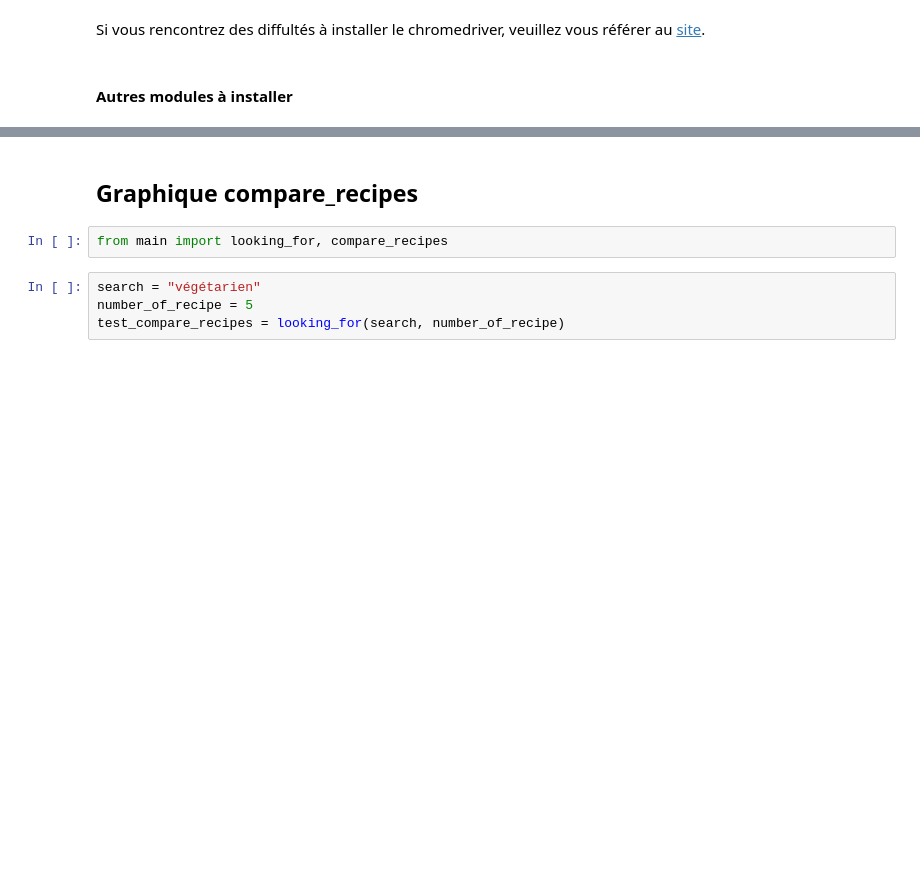
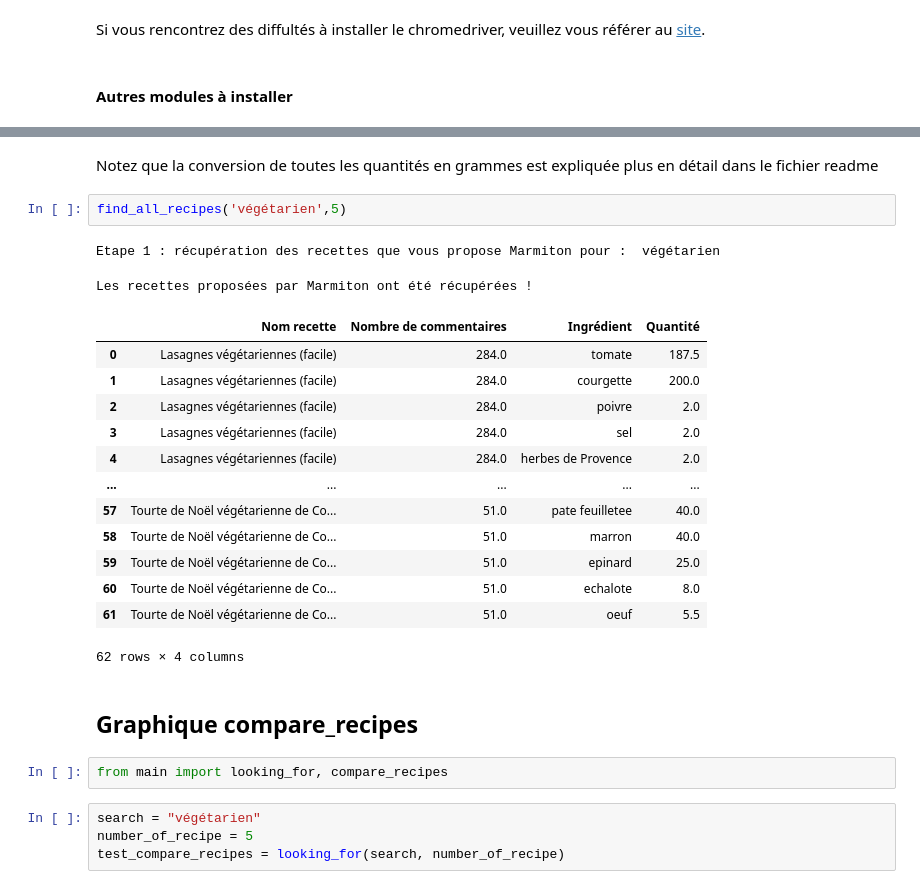
Before and after one commit to MarieOliveThaury/Marmiton_Ciqual, a Jupyter notebook: useful_notebook.ipynb, the cells around one changed output, grey strips where cells are left out. Cells and saved outputs as stored; diff of their text form; blank space fills up the shorter version.

```diff
--- a/useful_notebook.ipynb
+++ b/useful_notebook.ipynb
@@ -35,3 +120,23 @@ scrapping_ciqual importé !
+# %% [markdown]
+Notez que la conversion de toutes les quantités en grammes est expliquée plus en détail dans le fichier readme
+# %%
+find_all_recipes('végétarien',5)
+# %% [output]
+Etape 1 : récupération des recettes que vous propose Marmiton pour :  végétarien
+Les recettes proposées par Marmiton ont été récupérées !
+|  | Nom recette | Nombre de commentaires | Ingrédient | Quantité |
+| 0 | Lasagnes végétariennes (facile) | 284.0 | tomate | 187.5 |
+| 1 | Lasagnes végétariennes (facile) | 284.0 | courgette | 200.0 |
+| 2 | Lasagnes végétariennes (facile) | 284.0 | poivre | 2.0 |
+| 3 | Lasagnes végétariennes (facile) | 284.0 | sel | 2.0 |
+| 4 | Lasagnes végétariennes (facile) | 284.0 | herbes de Provence | 2.0 |
+| ... | ... | ... | ... | ... |
+| 57 | Tourte de Noël végétarienne de Co... | 51.0 | pate feuilletee | 40.0 |
+| 58 | Tourte de Noël végétarienne de Co... | 51.0 | marron | 40.0 |
+| 59 | Tourte de Noël végétarienne de Co... | 51.0 | epinard | 25.0 |
+| 60 | Tourte de Noël végétarienne de Co... | 51.0 | echalote | 8.0 |
+| 61 | Tourte de Noël végétarienne de Co... | 51.0 | oeuf | 5.5 |
+62 rows × 4 columns
 # %% [markdown]
 ## Graphique compare_recipes
 # %%
```
Also changed, not shown: parts of 18 cells of this notebook, 1 other file.
